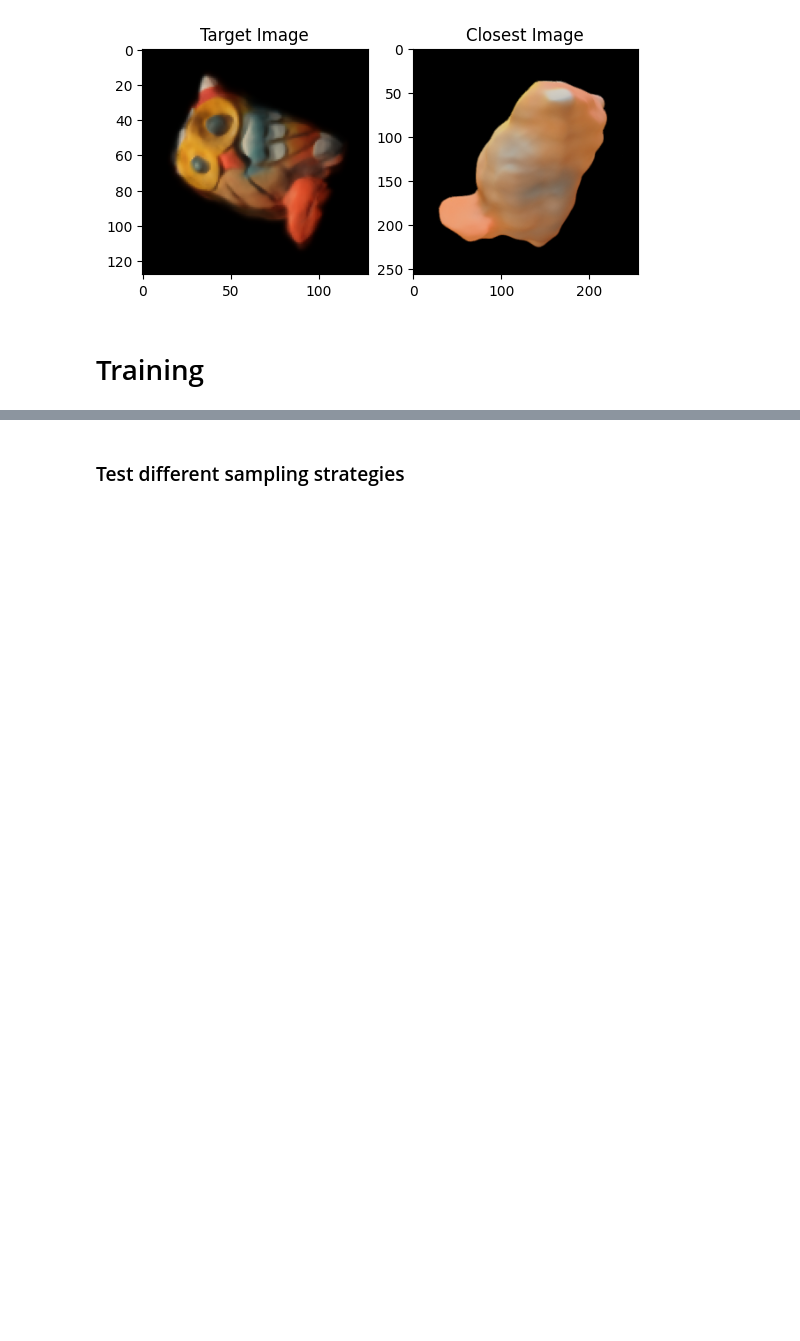
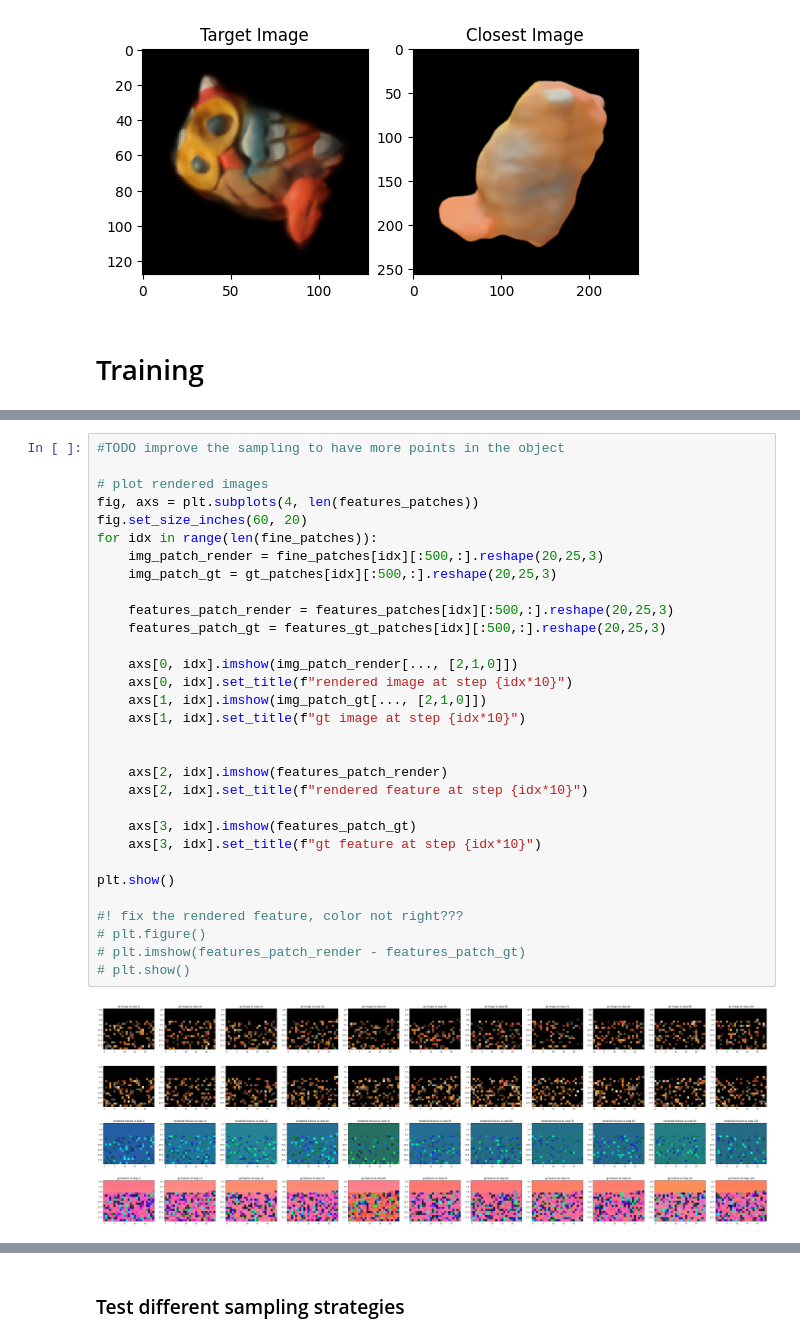
Before and after one commit to Dipan-Zhang/Wonder3D, a Jupyter notebook: NeuS/iNeuS_pose_estmation.ipynb, the cells around one changed output, grey strips where cells are left out. Saved outputs shown, nothing was run; the diff lists cells and outputs as text; blank space fills up the shorter version.

```diff
--- a/NeuS/iNeuS_pose_estmation.ipynb
+++ b/NeuS/iNeuS_pose_estmation.ipynb
@@ -898,0 +922,33 @@ Step 100, rgb loss: 0.10356152057647705, feature loss: 0.009399427101016045, fea
+# %%
+#TODO improve the sampling to have more points in the object
+
+# plot rendered images
+fig, axs = plt.subplots(4, len(features_patches))
+fig.set_size_inches(60, 20)
+for idx in range(len(fine_patches)):
+    img_patch_render = fine_patches[idx][:500,:].reshape(20,25,3)
+    img_patch_gt = gt_patches[idx][:500,:].reshape(20,25,3)
+
+    features_patch_render = features_patches[idx][:500,:].reshape(20,25,3)
+    features_patch_gt = features_gt_patches[idx][:500,:].reshape(20,25,3)
+
+    axs[0, idx].imshow(img_patch_render[..., [2,1,0]])
+    axs[0, idx].set_title(f"rendered image at step {idx*10}")
+    axs[1, idx].imshow(img_patch_gt[..., [2,1,0]])
+    axs[1, idx].set_title(f"gt image at step {idx*10}")
+
+
+    axs[2, idx].imshow(features_patch_render)
+    axs[2, idx].set_title(f"rendered feature at step {idx*10}")
+
+    axs[3, idx].imshow(features_patch_gt)
+    axs[3, idx].set_title(f"gt feature at step {idx*10}")
+
+plt.show()
+
+#! fix the rendered feature, color not right???
+# plt.figure()
+# plt.imshow(features_patch_render - features_patch_gt)
+# plt.show()
+# %% [output]
+[figure, added]
```
Also changed, not shown: parts of 27 cells of this notebook.
